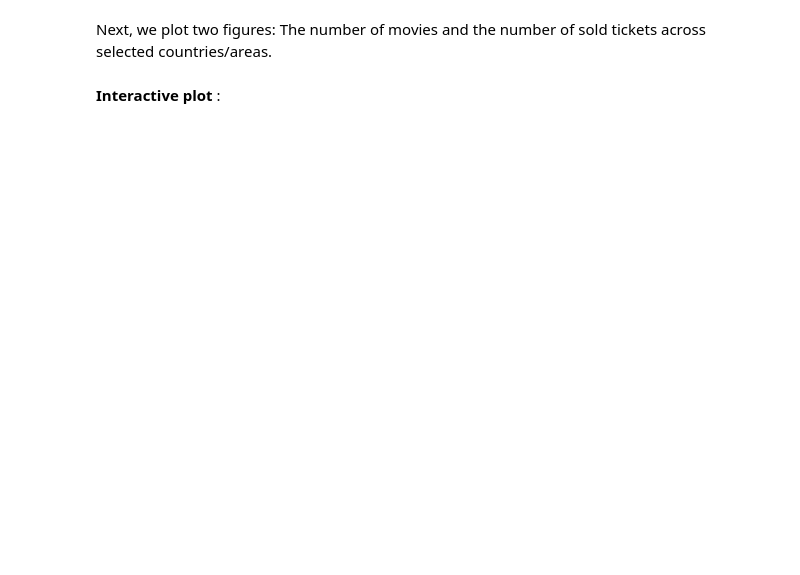
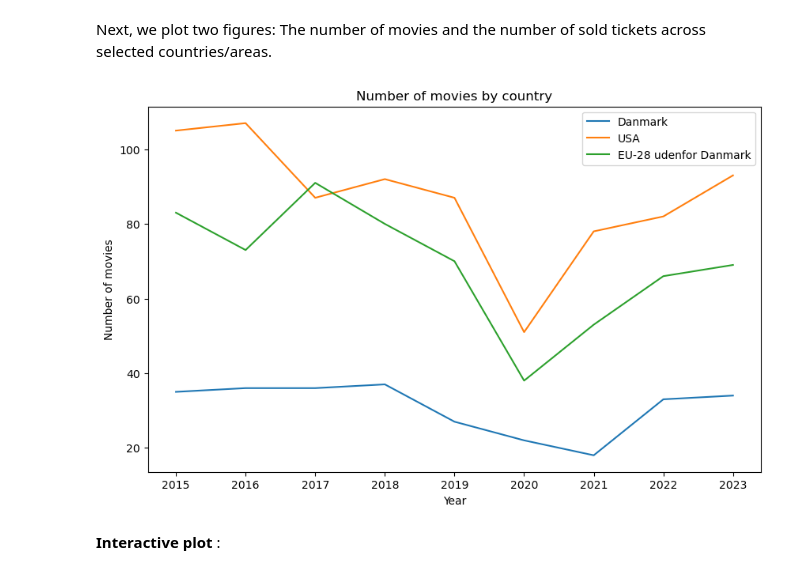
Before and after one commit to NumEconCopenhagen/projects-2024-anna-signe-og-klara, a Jupyter notebook: dataproject/dataproject.ipynb, the cells around one changed output. Cells and saved outputs as stored; diff of their text form; code cells hidden in the pictures; blank space fills up the shorter version.

```diff
--- a/dataproject/dataproject.ipynb
+++ b/dataproject/dataproject.ipynb
@@ -155,3 +179,28 @@ def plot_bio(land):
+# %%
+# Create a single plot
+fig, ax = plt.subplots(figsize=(10, 6))
+
+# Plot for Danmark
+ax.plot(filtered_bio_dk['Year'], filtered_bio_dk['Value'], label='Danmark')
+
+# Plot for USA
+ax.plot(filtered_bio_usa['Year'], filtered_bio_usa['Value'], label='USA')
+
+# Plot for EU-28 udenfor Danmark
+ax.plot(filtered_bio_eu['Year'], filtered_bio_eu['Value'], label='EU-28 udenfor Danmark')
+
+# Set labels and title
+ax.set_xlabel('Year')
+ax.set_ylabel('Number of movies')
+ax.set_title('Number of movies by country')
+
+# Add legend
+ax.legend()
+
+# Show the plot
+plt.show()
+# %% [output]
+[figure, added]
 # %% [markdown]
 **Interactive plot** :
 # %%
```
Also changed, not shown: parts of 3 cells of this notebook.
